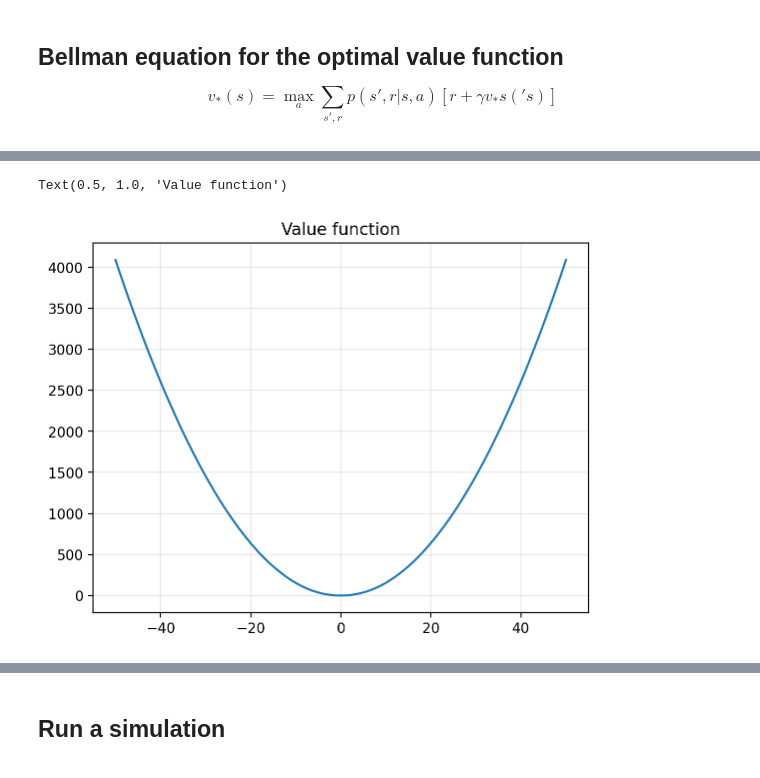
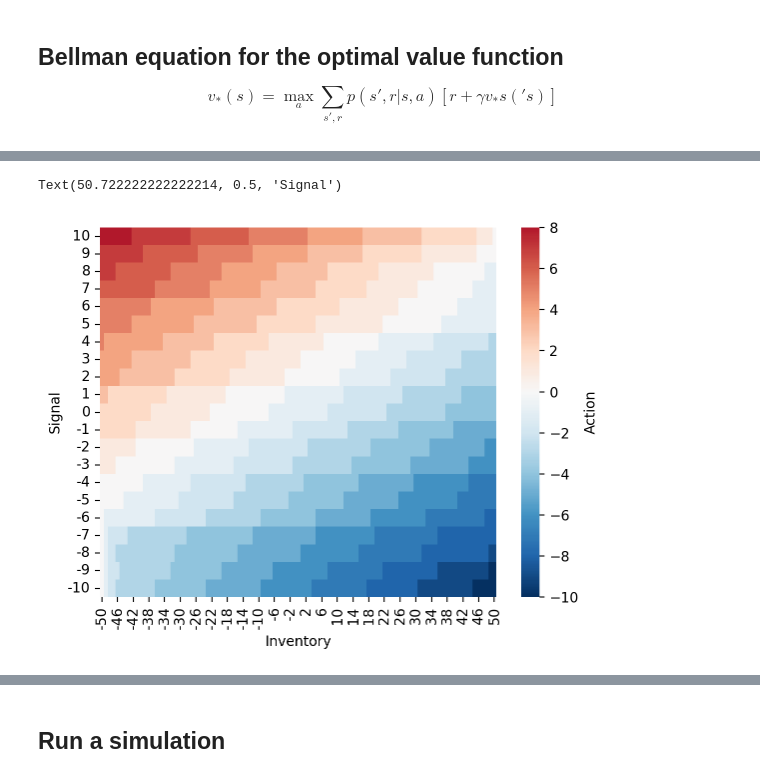
Before and after one commit to sapienzaio/online-ml-finance, a Jupyter notebook: 06-reinforcement-learning/price-impact-signal.ipynb, the cells around one changed output, grey strips where cells are left out. Cells and saved outputs as stored; diff of their text form; code cells hidden in the pictures.

```diff
--- a/06-reinforcement-learning/price-impact-signal.ipynb
+++ b/06-reinforcement-learning/price-impact-signal.ipynb
@@ -429,9 +391,11 @@ TypeError: only size-1 arrays can be converted to Python scalars
-# %%
-plt.plot(values_inventory, value_function)
-plt.grid(alpha=0.3)
-# plt.xlabel("Inventory")
-# plt.ylabel("Action")
-plt.title("Value function")
-# %% [output]
-Text(0.5, 1.0, 'Value function')
-[figure, removed]
+# %%
+action_function_df = pd.DataFrame(
+    action_function, index=values_signals, columns=values_inventory
+)
+sns.heatmap(action_function_df, cmap="RdBu_r", center=0, cbar_kws={"label":"Action"})
+plt.gca().invert_yaxis()
+plt.xlabel("Inventory")
+plt.ylabel("Signal")
+# %% [output]
+Text(50.722222222222214, 0.5, 'Signal')
+[figure, added]
```
Also changed, not shown: parts of 12 cells of this notebook.
